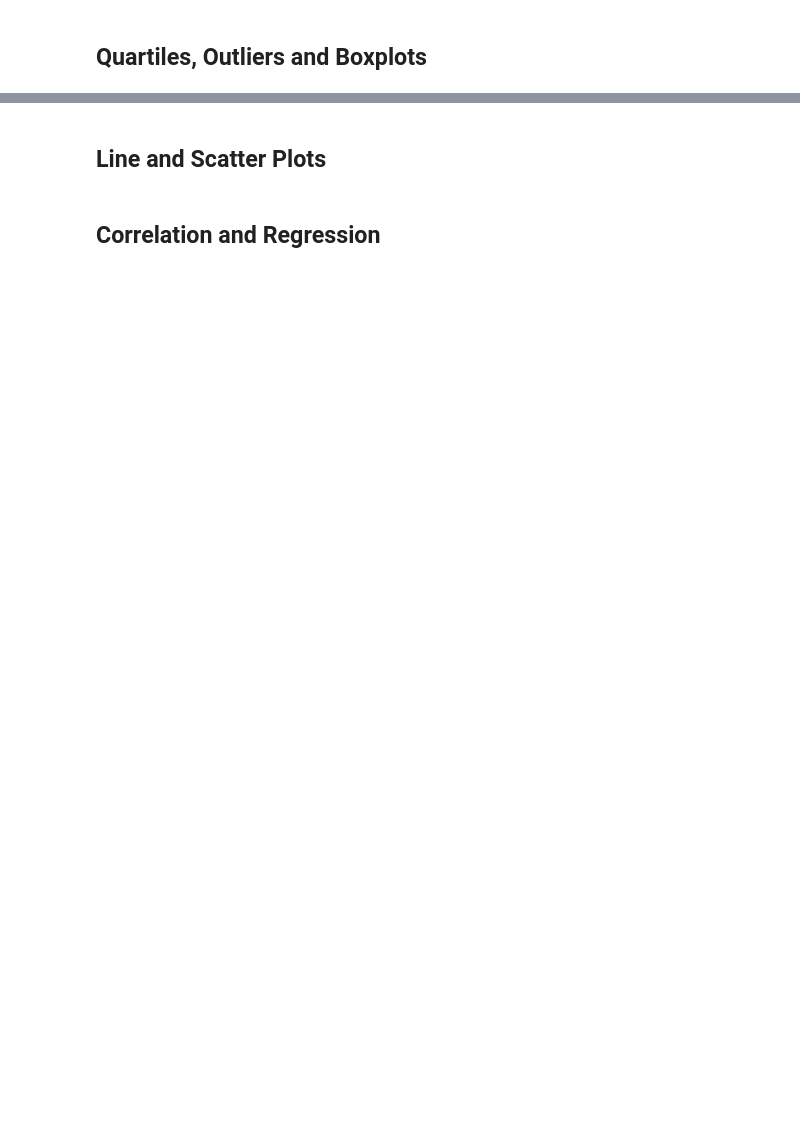
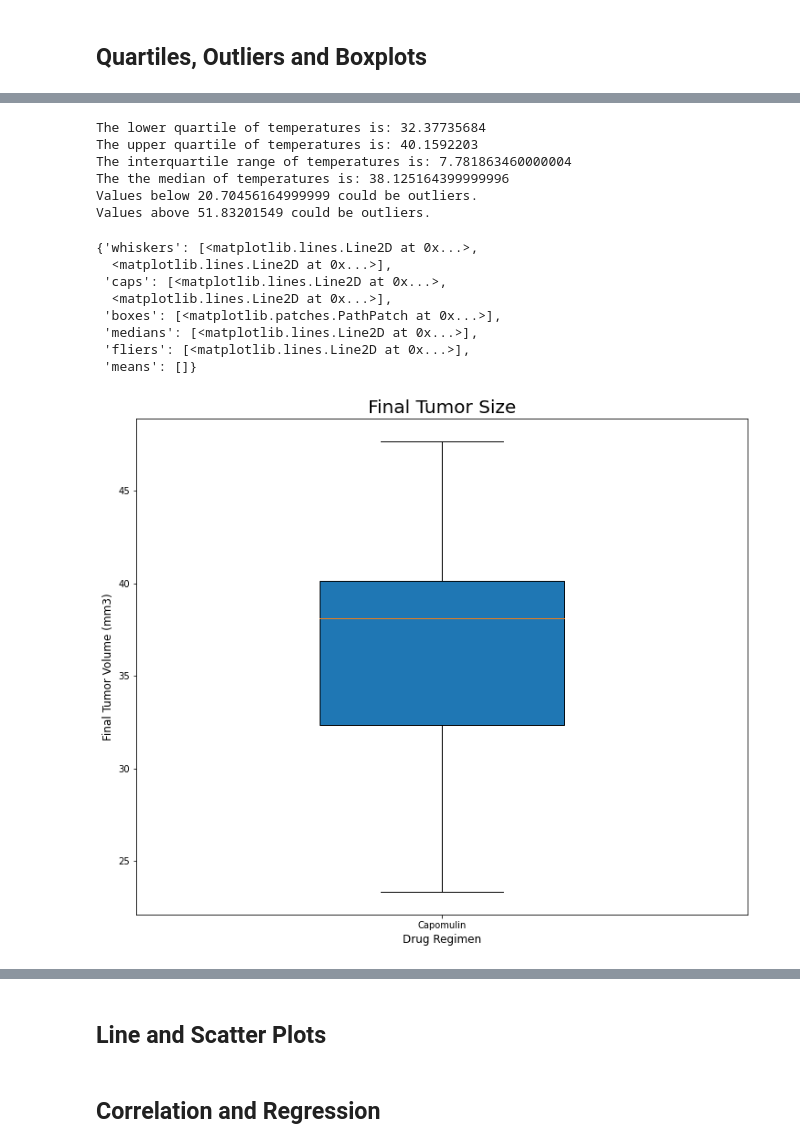
Before and after one commit to moormeierz/Matplotlib, a Jupyter notebook: pymaceuticals_starter.ipynb, the cells around one changed output, grey strips where cells are left out. Saved outputs shown, nothing was run; the diff lists cells and outputs as text; code cells hidden in the pictures; blank space fills up the shorter version.

```diff
--- a/pymaceuticals_starter.ipynb
+++ b/pymaceuticals_starter.ipynb
@@ -203,3 +240,19 @@ Zoniferol     53.236507  51.818479  48.533355  6.966589  0.516398
     # Determine outliers using upper and lower bounds
 # %%
 # Generate a box plot of the final tumor volume of each mouse across four regimens of interest
+# %%
+#Capomulin
+
+# only include capomulin data
+drug1_df = clean_data_df.loc[clean_data_df["Drug Regimen"] == "Capomulin",:]
+
+# group by mouse ID and get final times
+drug1_final_time = drug1_df.groupby('Mouse ID').max()['Timepoint']
+
+# create dataframe
+drug1_vol = pd.DataFrame(drug1_final_time)
+
+# merge dataframe with the cleaned dataframe
+capomulin_data = pd.merge(drug1_vol, clean_data_df, on=("Mouse ID","Timepoint"),how="left")
+
+capomulin_data.head()
@@ -205,0 +266,5 @@ Zoniferol     53.236507  51.818479  48.533355  6.966589  0.516398
+# %%
+# Select Tumor Volume.  (This is the data that will be plotted and used for IQR)
+cap_tumor_vol = capomulin_data["Tumor Volume (mm3)"]
+
+cap_tumor_vol
@@ -205,0 +289,24 @@ Zoniferol     53.236507  51.818479  48.533355  6.966589  0.516398
+# %%
+# Capomulin IQR
+
+quartiles = cap_tumor_vol.quantile([.25,.5,.75])
+lowerq = quartiles[0.25]
+upperq = quartiles[0.75]
+iqr = upperq-lowerq
+
+print(f"The lower quartile of temperatures is: {lowerq}")
+print(f"The upper quartile of temperatures is: {upperq}")
+print(f"The interquartile range of temperatures is: {iqr}")
+print(f"The the median of temperatures is: {quartiles[0.5]} ")
+
+lower_bound = lowerq - (1.5*iqr)
+upper_bound = upperq + (1.5*iqr)
+print(f"Values below {lower_bound} could be outliers.")
+print(f"Values above {upper_bound} could be outliers.")
+# %% [output]
+The lower quartile of temperatures is: 32.37735684
+The upper quartile of temperatures is: 40.1592203
+The interquartile range of temperatures is: 7.781863460000004
+The the median of temperatures is: 38.125164399999996
+Values below 20.70456164999999 could be outliers.
+Values above 51.83201549 could be outliers.
@@ -205,0 +325,22 @@ Zoniferol     53.236507  51.818479  48.533355  6.966589  0.516398
+# %%
+# Box plot
+
+
+label2 = ['Capomulin']
+
+
+fig1,ax1 = plt.subplots(figsize = (12, 10))
+ax1.set_title('Final Tumor Size',fontsize =20)
+ax1.set_ylabel('Final Tumor Volume (mm3)',fontsize = 12)
+ax1.set_xlabel('Drug Regimen',fontsize = 12)
+ax1.boxplot(cap_tumor_vol, labels=label2, widths=0.4,patch_artist=True, vert=True)
+# %% [output]
+{'whiskers': [<matplotlib.lines.Line2D at 0x...>,
+  <matplotlib.lines.Line2D at 0x...>],
+ 'caps': [<matplotlib.lines.Line2D at 0x...>,
+  <matplotlib.lines.Line2D at 0x...>],
+ 'boxes': [<matplotlib.patches.PathPatch at 0x...>],
+ 'medians': [<matplotlib.lines.Line2D at 0x...>],
+ 'fliers': [<matplotlib.lines.Line2D at 0x...>],
+ 'means': []}
+[figure, added]
```
Also changed, not shown: parts of 14 cells of this notebook.
